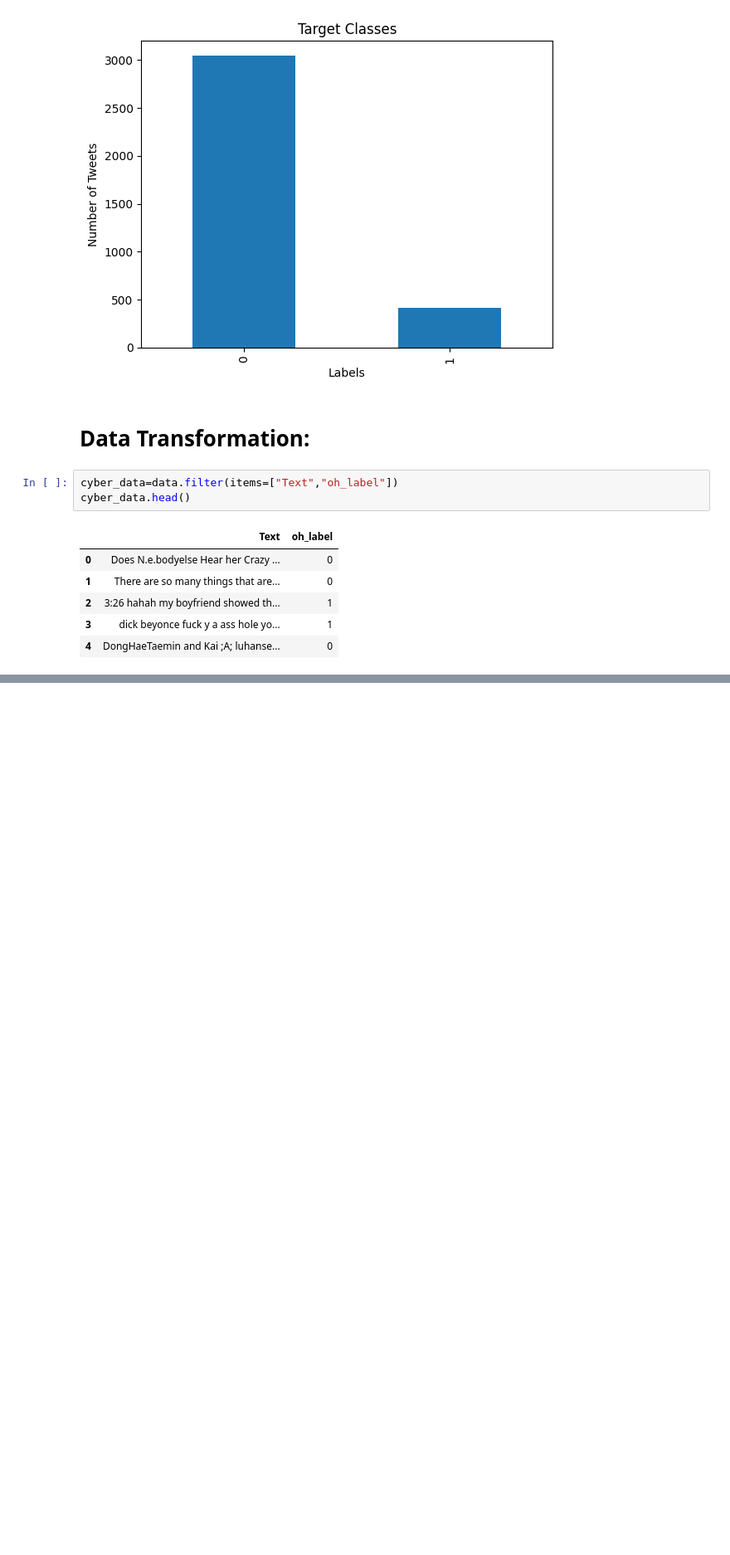
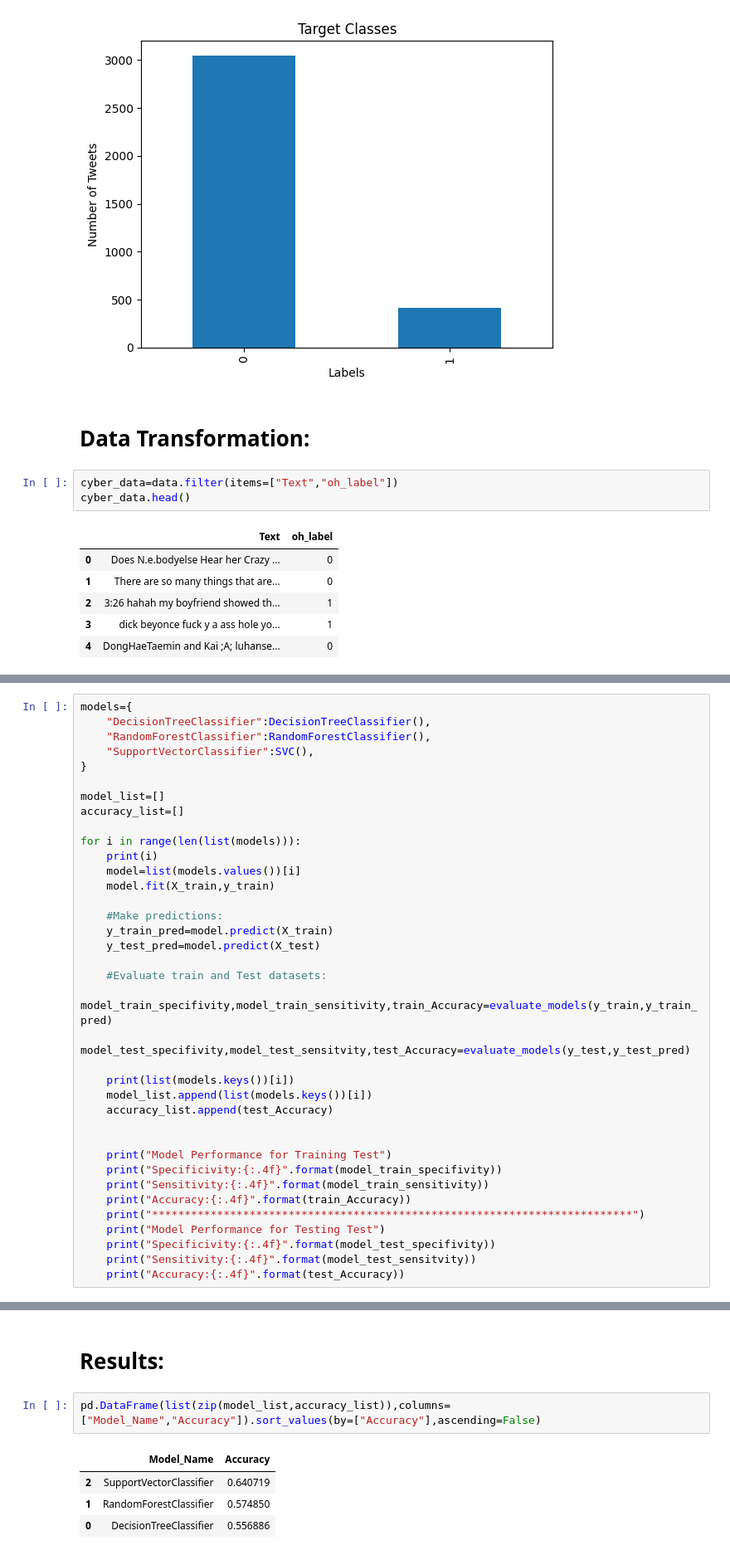
Before and after one commit to Ananthakrishnan12/cyberbylling-detection-on-social-media-youtube-, a Jupyter notebook: Notebook/cyberbylling.ipynb, the cells around one changed output, grey strips where cells are left out. Shown at 83% size. Saved outputs shown, nothing was run; the diff lists cells and outputs as text; blank space fills up the shorter version.

```diff
--- a/Notebook/cyberbylling.ipynb
+++ b/Notebook/cyberbylling.ipynb
@@ -171,0 +263,37 @@ AttributeError: 'Series' object has no attribute 'translate'
+# %%
+models={
+    "DecisionTreeClassifier":DecisionTreeClassifier(),
+    "RandomForestClassifier":RandomForestClassifier(),
+    "SupportVectorClassifier":SVC(),
+}
+
+model_list=[]
+accuracy_list=[]
+
+for i in range(len(list(models))):
+    print(i)
+    model=list(models.values())[i]
+    model.fit(X_train,y_train)
+
+    #Make predictions:
+    y_train_pred=model.predict(X_train)
+    y_test_pred=model.predict(X_test)
+
+    #Evaluate train and Test datasets:
+    model_train_specifivity,model_train_sensitivity,train_Accuracy=evaluate_models(y_train,y_train_pred)
+    model_test_specifivity,model_test_sensitvity,test_Accuracy=evaluate_models(y_test,y_test_pred)
+
+    print(list(models.keys())[i])
+    model_list.append(list(models.keys())[i])
+    accuracy_list.append(test_Accuracy)
+
+
+    print("Model Performance for Training Test")
+    print("Specificivity:{:.4f}".format(model_train_specifivity))
+    print("Sensitivity:{:.4f}".format(model_train_sensitivity))
+    print("Accuracy:{:.4f}".format(train_Accuracy))
+    print("**************************************************************************")
+    print("Model Performance for Testing Test")
+    print("Specificivity:{:.4f}".format(model_test_specifivity))
+    print("Sensitivity:{:.4f}".format(model_test_sensitvity))
+    print("Accuracy:{:.4f}".format(test_Accuracy))
@@ -171,0 +318,9 @@ AttributeError: 'Series' object has no attribute 'translate'
+# %% [markdown]
+# Results:
+# %%
+pd.DataFrame(list(zip(model_list,accuracy_list)),columns=["Model_Name","Accuracy"]).sort_values(by=["Accuracy"],ascending=False)
+# %% [output]
+|  | Model_Name | Accuracy |
+| 2 | SupportVectorClassifier | 0.640719 |
+| 1 | RandomForestClassifier | 0.574850 |
+| 0 | DecisionTreeClassifier | 0.556886 |
```
Also changed, not shown: parts of 29 cells of this notebook, 2 other files.
